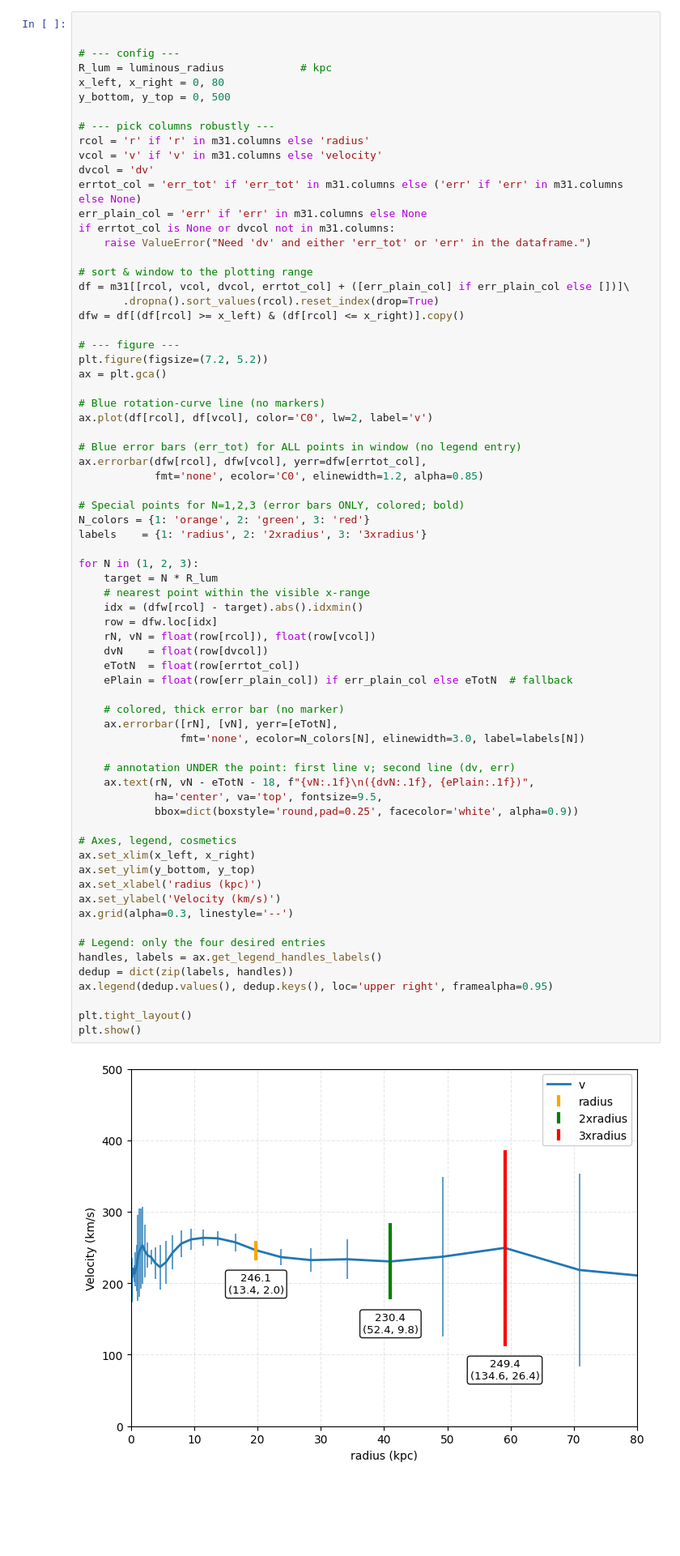
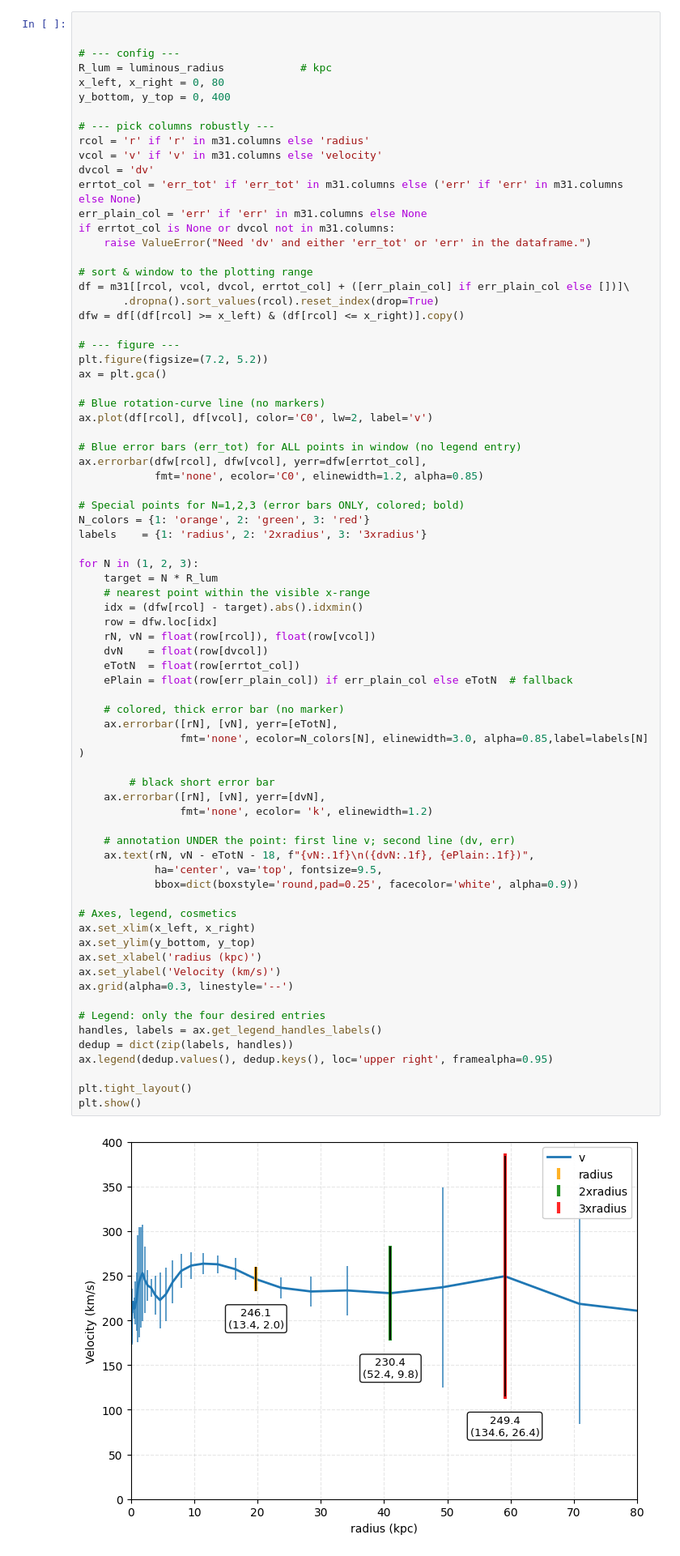
Before and after one commit to elhamkashi/DSPS_EKashi, a Jupyter notebook: HW4/MWrotCurve_instructions.ipynb, the cells around one changed output. Shown at 81% size. Drawn from its saved outputs; the diff is of its cells as text; blank space fills up the shorter version.

```diff
--- a/HW4/MWrotCurve_instructions.ipynb
+++ b/HW4/MWrotCurve_instructions.ipynb
@@ -1049,7 +1018,7 @@ make a plot that shows
 # --- config ---
 R_lum = luminous_radius            # kpc
 x_left, x_right = 0, 80
-y_bottom, y_top = 0, 500
+y_bottom, y_top = 0, 400
 
 # --- pick columns robustly ---
 rcol = 'r' if 'r' in m31.columns else 'radius'
@@ -1086,32 +1055,36 @@ for N in (1, 2, 3):
     idx = (dfw[rcol] - target).abs().idxmin()
     row = dfw.loc[idx]
     rN, vN = float(row[rcol]), float(row[vcol])
     dvN    = float(row[dvcol])
     eTotN  = float(row[errtot_col])
     ePlain = float(row[err_plain_col]) if err_plain_col else eTotN  # fallback
 
     # colored, thick error bar (no marker)
     ax.errorbar([rN], [vN], yerr=[eTotN],
-                fmt='none', ecolor=N_colors[N], elinewidth=3.0, label=labels[N])
+                fmt='none', ecolor=N_colors[N], elinewidth=3.0, alpha=0.85,label=labels[N] )
+
+        # black short error bar
+    ax.errorbar([rN], [vN], yerr=[dvN],
+                fmt='none', ecolor= 'k', elinewidth=1.2)
 
     # annotation UNDER the point: first line v; second line (dv, err)
     ax.text(rN, vN - eTotN - 18, f"{vN:.1f}\n({dvN:.1f}, {ePlain:.1f})",
             ha='center', va='top', fontsize=9.5,
             bbox=dict(boxstyle='round,pad=0.25', facecolor='white', alpha=0.9))
 
 # Axes, legend, cosmetics
 ax.set_xlim(x_left, x_right)
 ax.set_ylim(y_bottom, y_top)
 ax.set_xlabel('radius (kpc)')
 ax.set_ylabel('Velocity (km/s)')
 ax.grid(alpha=0.3, linestyle='--')
 
 # Legend: only the four desired entries
 handles, labels = ax.get_legend_handles_labels()
 dedup = dict(zip(labels, handles))
 ax.legend(dedup.values(), dedup.keys(), loc='upper right', framealpha=0.95)
 
 plt.tight_layout()
 plt.show()
 # %% [output]
-[figure, old version]
+[figure, new version]
```
Also changed, not shown: parts of 16 cells of this notebook.
